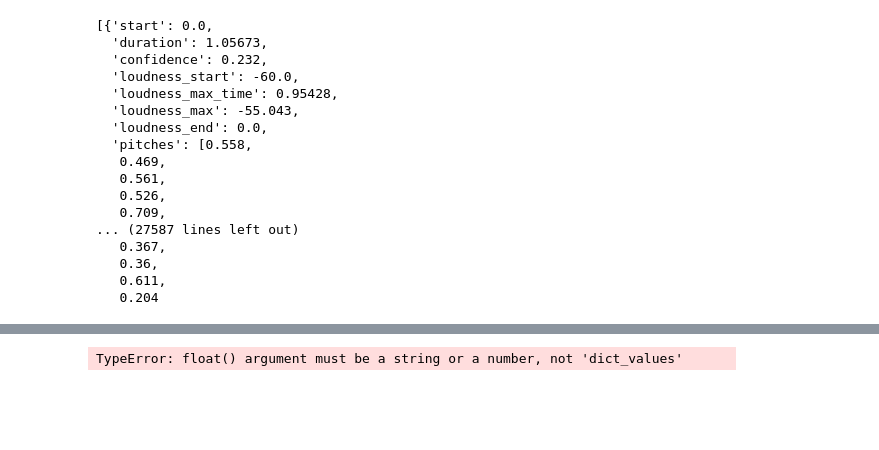
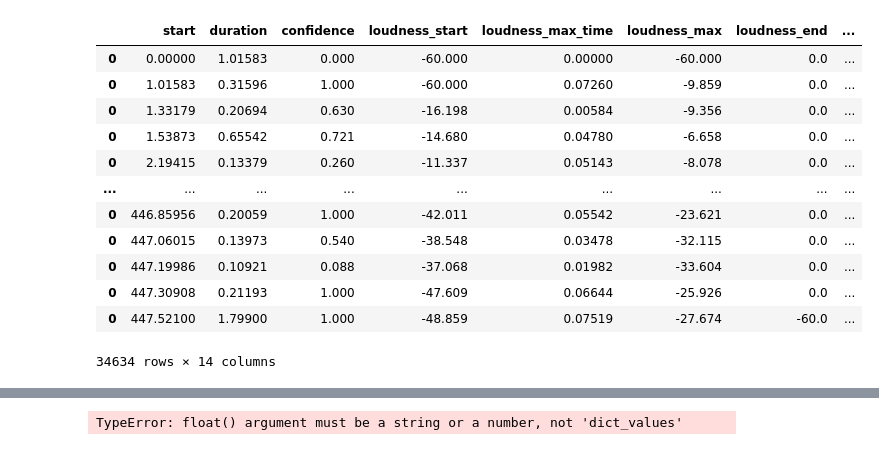
Before and after one commit to crispianm/SpotifySmartSort, a Jupyter notebook: sections.ipynb, the cells around one changed output, grey strips where cells are left out. Drawn from its saved outputs; the diff is of its cells as text; code cells hidden in the pictures; blank space fills up the shorter version.

Commit message:
Segments Dataset

```diff
--- a/sections.ipynb
+++ b/sections.ipynb
@@ -56,3 +58,4 @@ len(albums)
-# %%
-albums = albums[0:2]
-albums
+# %%
+# albums = albums[0:2]
+album_track_ids = album_track_ids[0:2]
+album_track_ids
@@ -59,24 +80,6 @@ albums
 # %%
 # sp.audio_features('2RpXUwCytDFqZSHl6kIquB')
-sp.audio_analysis('2RpXUwCytDFqZSHl6kIquB')['segments']
+rty = sp.audio_analysis('2RpXUwCytDFqZSHl6kIquB')['segments'][0]['pitches']
-# %% [output]
-[{'start': 0.0,
-  'duration': 1.05673,
-  'confidence': 0.232,
-  'loudness_start': -60.0,
-  'loudness_max_time': 0.95428,
-  'loudness_max': -55.043,
-  'loudness_end': 0.0,
-  'pitches': [0.558,
-   0.469,
-   0.561,
-   0.526,
-   0.709,
-... (27587 lines left out)
-   0.367,
-   0.36,
-   0.611,
-   0.204
 # %%
 # columns_to_remove = ['analysis_url', 'type', 'uri', 'track_href']
 headings = ['start',
@@ -144,62 +147,80 @@ data.to_csv('./data/sections.csv')
 data
 # %%
 # columns_to_remove = ['analysis_url', 'type', 'uri', 'track_href']
-headings = ['Start','Duration', 'Confidence', 'Loudness_Start',
-            'Loudness_Max_Time', 'Loudness_Max', 'Loudness_Max',
-            'Loudness_End', 'Pitches', 'Timbres']
+headings = ['start',
+            'duration',
+            'confidence',
+            'loudness_start',
+            'loudness_max_time',
+            'loudness_max',
+            'loudness_end']#, 'Pitches', 'Timbres']
 data = pd.DataFrame(columns=headings)
 
 # Create DataFrames of features from track ids
 i = 0
 j = 0
 k = 0
-pitches = [0] * len(all_tracks*1500)
-timbres = [0] * len(all_tracks*1500)
+pitches = []
+timbres = []
 for album in album_track_ids:
-
-    length = len(album)
-
     for track in album:
         track_segments = sp.audio_analysis(track)['segments']
         for result in track_segments:
-            pitches[k] = result.get('pitches')
+            pitches.append(result.get('pitches'))
             del result['pitches']
-            timbres[k] = result.get('timbre')
+            timbres.append(result.get('timbre'))
             del result['timbre']
             k += 1
+
         for results in track_segments:
             if results:
                 features = results
             features_matrix = pd.DataFrame.from_records(features, index=[0])
 
             # Remove unneeded columns
-            # features_matrix.drop(columns = columns_to_remove, axis = 1, inplace = True)
-            # print(features_matrix)
+            # # features_matrix.drop(columns = columns_to_remove, axis = 1, inplace = True)
+            # # print(features_matrix)
 
             # Add track title
             track_title = all_tracks[j]['name']
             features_matrix['track_title'] = track_title
             # Add album title
             album_title = albums[i]['name']
             features_matrix['album_title'] = album_title
             # Add artist name
             name = albums[i]['artists'][0]['name']
             features_matrix['album_artist'] = name
 
             # Add track number and total tracks
             features_matrix['track_number'] = all_tracks[j]['track_number']
-            features_matrix['total_tracks'] = length
+            features_matrix['total_tracks'] = len(album)
 
             # Add album as a row to the data df
-            # print(features_matrix,'\n')
-            # print(data)
-            data = data.append(features_matrix)
+            data = pd.concat([data, features_matrix])
 
         j += 1
 
     i += 1
 
+data['pitches'] = pitches
+data['timbre'] = timbres
+
 # Remove duplicates
-data.drop_duplicates(subset=['track_number', 'album_title', 'album_artist'])
+# data.drop_duplicates(subset=['track_number', 'album_title', 'album_artist'])
+
 data
+# %% [output]
+|  | start | duration | confidence | loudness_start | loudness_max_time | loudness_max | loudness_end | ... |
+| 0 | 0.00000 | 1.01583 | 0.000 | -60.000 | 0.00000 | -60.000 | 0.0 | ... |
+| 0 | 1.01583 | 0.31596 | 1.000 | -60.000 | 0.07260 | -9.859 | 0.0 | ... |
+| 0 | 1.33179 | 0.20694 | 0.630 | -16.198 | 0.00584 | -9.356 | 0.0 | ... |
+| 0 | 1.53873 | 0.65542 | 0.721 | -14.680 | 0.04780 | -6.658 | 0.0 | ... |
+| 0 | 2.19415 | 0.13379 | 0.260 | -11.337 | 0.05143 | -8.078 | 0.0 | ... |
+| ... | ... | ... | ... | ... | ... | ... | ... | ... |
+| 0 | 446.85956 | 0.20059 | 1.000 | -42.011 | 0.05542 | -23.621 | 0.0 | ... |
+| 0 | 447.06015 | 0.13973 | 0.540 | -38.548 | 0.03478 | -32.115 | 0.0 | ... |
+| 0 | 447.19986 | 0.10921 | 0.088 | -37.068 | 0.01982 | -33.604 | 0.0 | ... |
+| 0 | 447.30908 | 0.21193 | 1.000 | -47.609 | 0.06644 | -25.926 | 0.0 | ... |
+| 0 | 447.52100 | 1.79900 | 1.000 | -48.859 | 0.07519 | -27.674 | -60.0 | ... |
+34634 rows × 14 columns
 # %%
```
Also changed, not shown: parts of 3 cells of this notebook, 1 other file.
